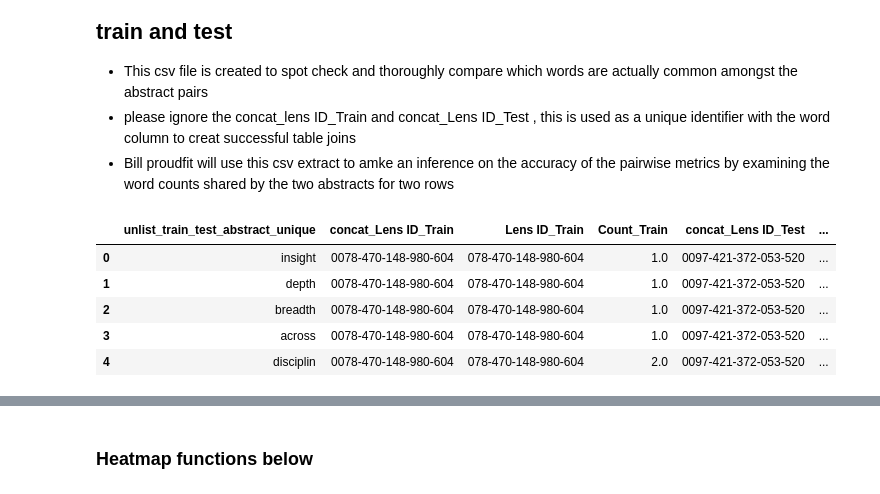
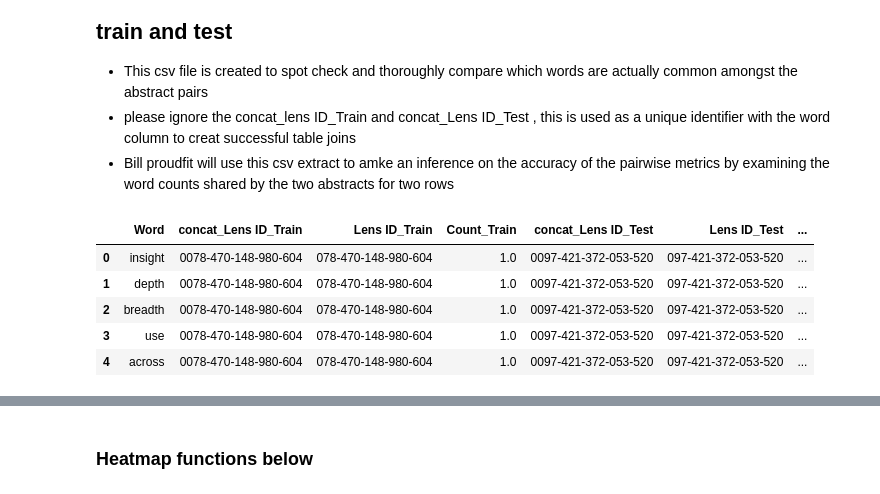
Before and after one commit to andymccall896/Journal_managementNP, a Jupyter notebook: 02-Python Scripts - Data Wrangling/Development/Text_data_wrangling_dev.ipynb, the cells around one changed output, grey strips where cells are left out. Saved outputs shown, nothing was run; the diff lists cells and outputs as text; code cells hidden in the pictures.

```diff
--- a/02-Python Scripts - Data Wrangling/Development/Text_data_wrangling_dev.ipynb
+++ b/02-Python Scripts - Data Wrangling/Development/Text_data_wrangling_dev.ipynb
@@ -88,16 +88,23 @@ for i in range(len(dframetrim['Abstract'])):
 
 ### Remove lowercase characters that are a length of 3 or less
 ### This should be printed out for Bill proudfit ## tokenise
+#empty_word_list = []
+#for id,i in enumerate(dframetrim['Abstract_trim_2']):
+ #   for id2,ii in enumerate(i):
+ #       if ii.islower() == True and len(ii) <= 3:
+ #           empty_word_list.append(ii)
+  #      elif ii.islower() == False:
+ #           pass
+#from ast #import literal_eval
+#ast.literal_eval(empty_word_list)
 
-empty_word_list = []
-for id,i in enumerate(dframetrim['Abstract_trim_2']):
-    for id2,ii in enumerate(i):
-        if ii.islower() == True and len(ii) <= 3:
-            empty_word_list.append(ii)
-        elif ii.islower() == False:
-            pass
+
+empty_word_list = pd.read_csv('C:/Users/andym/Desktop/Datafancy/Journal_managementNP/03-test_datasets/Bill_review_of_words_to_keep.csv',header = None)
+empty_word_list = np.array(empty_word_list.iloc[:, 0])
+empty_word_list = empty_word_list.tolist()
+
 #### Empty_word_list should be sent to bill proudfit
-pd.DataFrame(empty_word_list).to_csv(r"C:\Users\andym\Desktop\Datafancy\Journal_managementNP\04-final_datatsets\empty_word_list.csv")
+#pd.DataFrame(empty_word_list).to_csv(r"C:\Users\andym\Desktop\Datafancy\Journal_managementNP\04-final_datatsets\empty_word_list.csv")
 
 for id, i in enumerate(dframetrim['Abstract_trim_2']):
     dframetrim['Abstract_trim_2'].values[id] = [x.lower() for x in dframetrim['Abstract_trim_2'].values[id]] ### lowercases
@@ -788,7 +806,7 @@ for id,i in enumerate(cosine_journal_check['train_test_abstract']):
 
 #### test the for loop here
 #### looks like it works
-len(cosine_journal_check['unlist_train_test_abstract'][1]) == (len(cosine_journal_check['Abstract_trim_2_Train'][1])  + len(cosine_journal_check['Abstract_trim_2_Test'][1]))
+#len(cosine_journal_check['unlist_train_test_abstract'][1]) == (len(cosine_journal_check['Abstract_trim_2_Train'][1])  + len(cosine_journal_check['Abstract_trim_2_Test'][1]))
 
 ### using the pandas explode to create a long
 ### Might need to use the counter function from
@@ -867,40 +885,40 @@ main_abstract_table['concat_Lens ID_Test'] = main_abstract_table['index_field'].
 main_abstract_table.pop('index_field') ### remove the index field
 main_abstract_table_long = main_abstract_table.explode('unlist_train_test_abstract_unique')
 
-len(train_abstract_df['Abstract_trim_2_Train_unique'][train_abstract_df['Lens ID_Train'] == '078-451-133-512-02X'].values[1]) + len(train_abstract_df['Abstract_trim_2_Train_unique'][train_abstract_df['Lens ID_Train'] == '078-451-133-512-02X'].values[0])
+#len(train_abstract_df['Abstract_trim_2_Train_unique'][train_abstract_df['Lens ID_Train'] == '078-451-133-512-02X'].values[1]) + len(train_abstract_df['Abstract_trim_2_Train_unique'][train_abstract_df['Lens ID_Train'] == '078-451-133-512-02X'].values[0])
 
 train_abstract_df_word_count_long[train_abstract_df_word_count_long['Lens ID_Train'] == '078-451-133-512-02X']
 
 main_abstract_table_long_word_train = main_abstract_table_long.merge(Word_count_train_final, how = 'left', left_on = ['concat_Lens ID_Train','unlist_train_test_abstract_unique'], right_on = ['Concat_lens ID_Train','Word'])
 main_abstract_table_long_word_train = main_abstract_table_long_word_train.rename(columns = {"Word" : "Word_Train", "Count" : "Count_Train"})
 
 main_abstract_table_long_word_test = main_abstract_table_long.merge(Word_count_test_final, how = 'left', left_on = ['concat_Lens ID_Test','unlist_train_test_abstract_unique'], right_on = ['Concat_lens ID_Test','Word'])
 main_abstract_table_long_word_test = main_abstract_table_long_word_test.rename(columns = {"Word" : "Word_Test", "Count" : "Count_Test"})
 
 train_word_count = main_abstract_table_long_word_train[['Lens ID_Train_x','concat_Lens ID_Train','unlist_train_test_abstract_unique','Count_Train']]
 train_word_count['Count_Train'] = train_word_count['Count_Train'].fillna(0)
 
 test_word_count = main_abstract_table_long_word_test[['Lens ID_Test_x','concat_Lens ID_Test','unlist_train_test_abstract_unique','Count_Test']]
 test_word_count['Count_Test'] = test_word_count['Count_Test'].fillna(0)
 
 #main_abstract_table_long.to_csv(r"C:\Users\andym\Desktop\Datafancy\Journal_managementNP\04-final_datatsets\Word_count.csv")
 
 main_abstract_table_long_test = main_abstract_table_long.merge(test_word_count, how = 'left', right_on = ['concat_Lens ID_Test','unlist_train_test_abstract_unique'], left_on = ['concat_Lens ID_Test','unlist_train_test_abstract_unique'])
 
 main_abstract_table_long_test_train = main_abstract_table_long_test.merge(train_word_count, how = 'left', right_on = ['concat_Lens ID_Train','unlist_train_test_abstract_unique'], left_on = ['concat_Lens ID_Train','unlist_train_test_abstract_unique'])
 main_abstract_table_long_test_train.columns
 
 main_abstract_table_long_test_train = main_abstract_table_long_test_train[['unlist_train_test_abstract_unique','concat_Lens ID_Train','Lens ID_Train','Count_Train','concat_Lens ID_Test','Lens ID_Test','Count_Test']]
 main_abstract_table_long_test_train = main_abstract_table_long_test_train.rename(columns = {"unlist_train_test_abstract_unique" : "Word"})
 
 ####### create the CSV file
 #main_abstract_table_long_test_train.to_csv(r"C:\Users\andym\Desktop\Datafancy\Journal_managementNP\04-final_datatsets\Word_count_both.csv")
 
 main_abstract_table_long_test_train.head()
 # %% [output]
-|  | unlist_train_test_abstract_unique | concat_Lens ID_Train | Lens ID_Train | Count_Train | concat_Lens ID_Test | ... |
-| 0 | insight | 0078-470-148-980-604 | 078-470-148-980-604 | 1.0 | 0097-421-372-053-520 | ... |
-| 1 | depth | 0078-470-148-980-604 | 078-470-148-980-604 | 1.0 | 0097-421-372-053-520 | ... |
-| 2 | breadth | 0078-470-148-980-604 | 078-470-148-980-604 | 1.0 | 0097-421-372-053-520 | ... |
-| 3 | across | 0078-470-148-980-604 | 078-470-148-980-604 | 1.0 | 0097-421-372-053-520 | ... |
-| 4 | disciplin | 0078-470-148-980-604 | 078-470-148-980-604 | 2.0 | 0097-421-372-053-520 | ... |
+|  | Word | concat_Lens ID_Train | Lens ID_Train | Count_Train | concat_Lens ID_Test | Lens ID_Test | ... |
+| 0 | insight | 0078-470-148-980-604 | 078-470-148-980-604 | 1.0 | 0097-421-372-053-520 | 097-421-372-053-520 | ... |
+| 1 | depth | 0078-470-148-980-604 | 078-470-148-980-604 | 1.0 | 0097-421-372-053-520 | 097-421-372-053-520 | ... |
+| 2 | breadth | 0078-470-148-980-604 | 078-470-148-980-604 | 1.0 | 0097-421-372-053-520 | 097-421-372-053-520 | ... |
+| 3 | use | 0078-470-148-980-604 | 078-470-148-980-604 | 1.0 | 0097-421-372-053-520 | 097-421-372-053-520 | ... |
+| 4 | across | 0078-470-148-980-604 | 078-470-148-980-604 | 1.0 | 0097-421-372-053-520 | 097-421-372-053-520 | ... |
```
Also changed, not shown: parts of 10 cells of this notebook, 22 other files.
